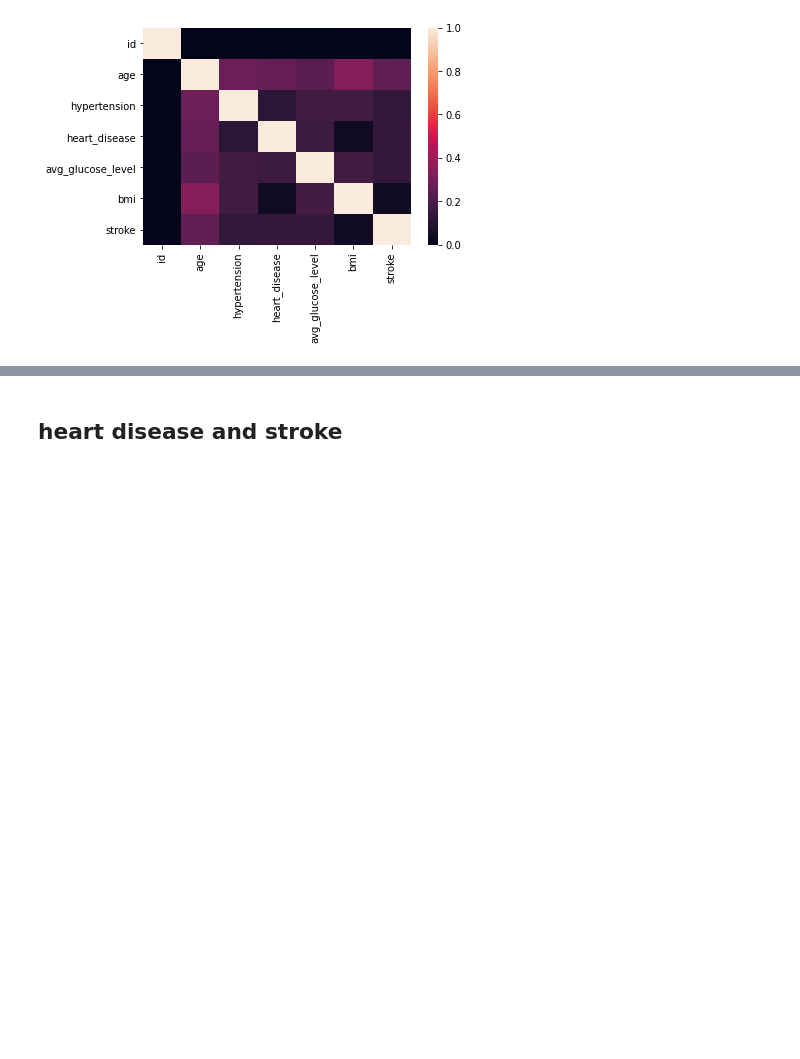
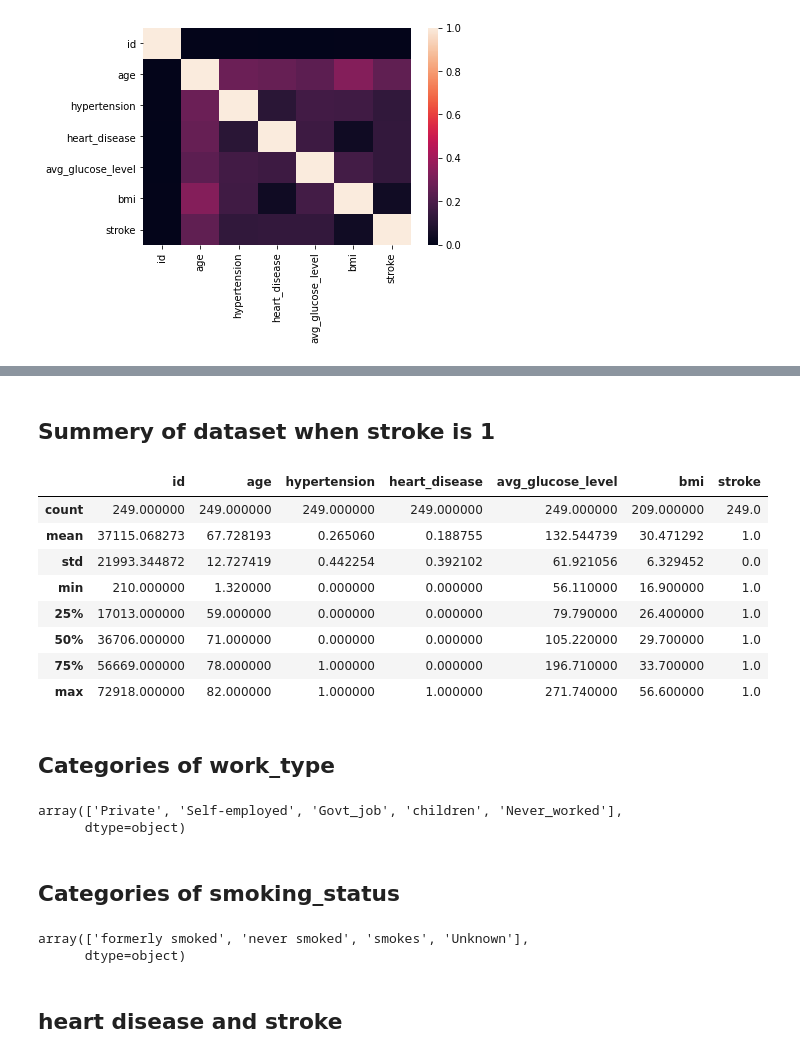
Before and after one commit to GhazaleZe/Stroke-Prediction, a Jupyter notebook: P2.ipynb, the cells around one changed output, grey strips where cells are left out. Drawn from its saved outputs; the diff is of its cells as text; code cells hidden in the pictures; blank space fills up the shorter version.

```diff
--- a/P2.ipynb
+++ b/P2.ipynb
@@ -42,3 +56,31 @@ sns.heatmap(corrtable)
+# %% [markdown]
+## Summery of dataset when stroke is 1
+# %%
+df[df['stroke'] == 1].describe()
+# %% [output]
+|  | id | age | hypertension | heart_disease | avg_glucose_level | bmi | stroke |
+| count | 249.000000 | 249.000000 | 249.000000 | 249.000000 | 249.000000 | 209.000000 | 249.0 |
+| mean | 37115.068273 | 67.728193 | 0.265060 | 0.188755 | 132.544739 | 30.471292 | 1.0 |
+| std | 21993.344872 | 12.727419 | 0.442254 | 0.392102 | 61.921056 | 6.329452 | 0.0 |
+| min | 210.000000 | 1.320000 | 0.000000 | 0.000000 | 56.110000 | 16.900000 | 1.0 |
+| 25% | 17013.000000 | 59.000000 | 0.000000 | 0.000000 | 79.790000 | 26.400000 | 1.0 |
+| 50% | 36706.000000 | 71.000000 | 0.000000 | 0.000000 | 105.220000 | 29.700000 | 1.0 |
+| 75% | 56669.000000 | 78.000000 | 1.000000 | 0.000000 | 196.710000 | 33.700000 | 1.0 |
+| max | 72918.000000 | 82.000000 | 1.000000 | 1.000000 | 271.740000 | 56.600000 | 1.0 |
+# %% [markdown]
+## Categories of **work_type**
+# %%
+df.work_type.unique()
+# %% [output]
+array(['Private', 'Self-employed', 'Govt_job', 'children', 'Never_worked'],
+      dtype=object)
+# %% [markdown]
+## Categories of **smoking_status**
+# %%
+df.smoking_status.unique()
+# %% [output]
+array(['formerly smoked', 'never smoked', 'smokes', 'Unknown'],
+      dtype=object)
 # %% [markdown]
 ## heart disease and stroke
 # %%
```
Also changed, not shown: parts of 2 cells of this notebook.
